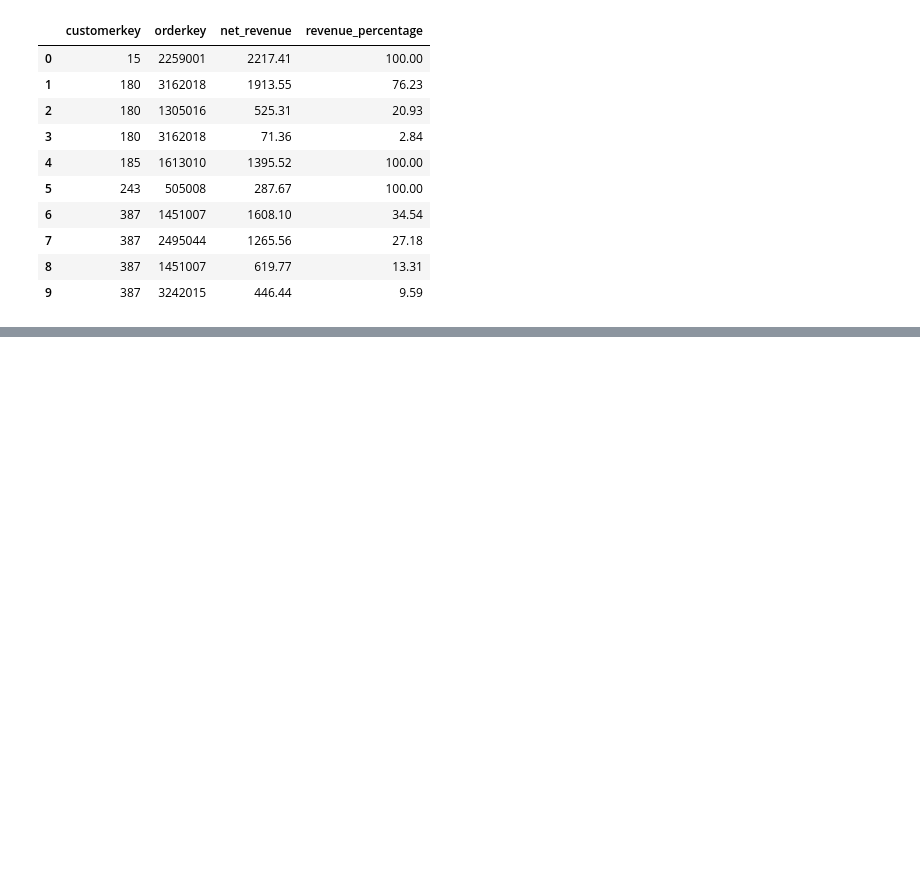
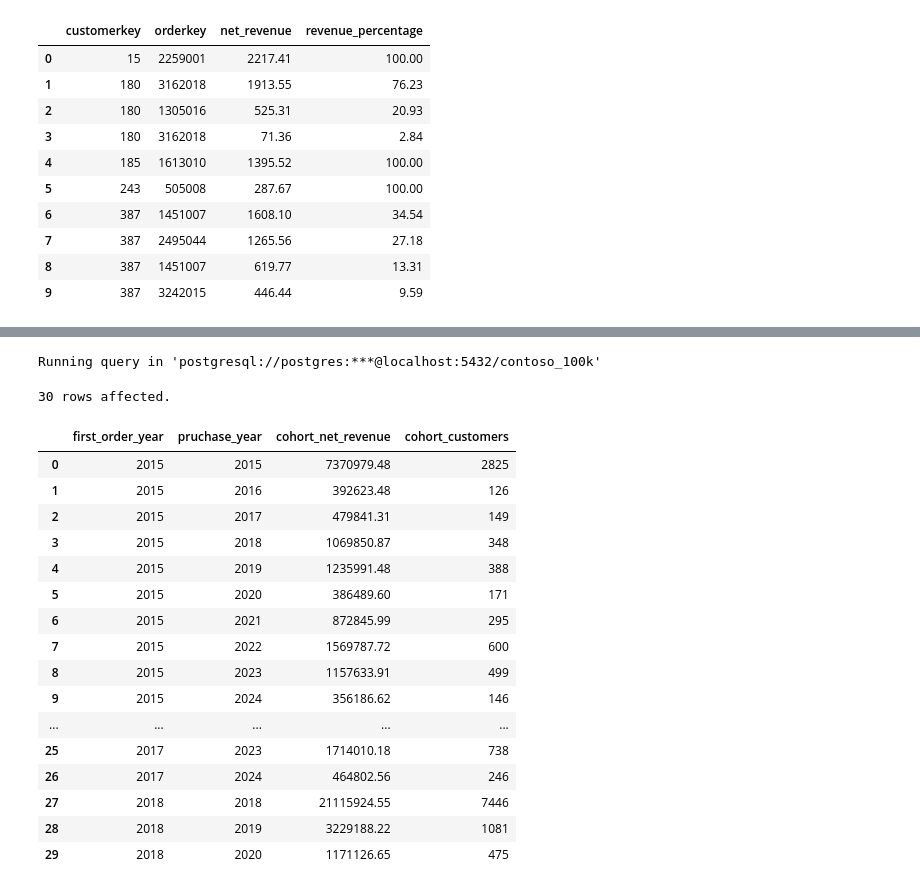
Before and after one commit to guyewen/PostgreSQL_Project, a Jupyter notebook: Google_Colab/Examples_with_Google_Colab.ipynb, the cells around one changed output, grey strips where cells are left out. Drawn from its saved outputs; the diff is of its cells as text; code cells hidden in the pictures; blank space fills up the shorter version.

```diff
--- a/Google_Colab/Examples_with_Google_Colab.ipynb
+++ b/Google_Colab/Examples_with_Google_Colab.ipynb
@@ -541,0 +572,42 @@ Running query in 'postgresql://postgres:***@localhost:5432/contoso_100k'
+# %%
+%%sql
+
+-- Cohort Year Impact on Yearly Net Revenue
+SELECT
+  first_order_year,
+  pruchase_year,
+  SUM(net_revenue) AS cohort_net_revenue,
+  COUNT(DISTINCT customerkey) AS cohort_customers
+FROM(
+  SELECT
+    customerkey,
+    orderdate,
+    EXTRACT(YEAR FROM orderdate) AS pruchase_year,
+    MIN(EXTRACT(YEAR FROM orderdate)) OVER (PARTITION BY customerkey) AS first_order_year,
+    (quantity * netprice * exchangerate) AS net_revenue
+  FROM sales
+  ORDER BY customerkey, orderdate
+) AS customer_order_years
+GROUP BY first_order_year, pruchase_year
+ORDER BY first_order_year, pruchase_year
+LIMIT 30
+# %% [output]
+Running query in 'postgresql://postgres:***@localhost:5432/contoso_100k'
+30 rows affected.
+|  | first_order_year | pruchase_year | cohort_net_revenue | cohort_customers |
+| 0 | 2015 | 2015 | 7370979.48 | 2825 |
+| 1 | 2015 | 2016 | 392623.48 | 126 |
+| 2 | 2015 | 2017 | 479841.31 | 149 |
+| 3 | 2015 | 2018 | 1069850.87 | 348 |
+| 4 | 2015 | 2019 | 1235991.48 | 388 |
+| 5 | 2015 | 2020 | 386489.60 | 171 |
+| 6 | 2015 | 2021 | 872845.99 | 295 |
+| 7 | 2015 | 2022 | 1569787.72 | 600 |
+| 8 | 2015 | 2023 | 1157633.91 | 499 |
+| 9 | 2015 | 2024 | 356186.62 | 146 |
+| ... | ... | ... | ... | ... |
+| 25 | 2017 | 2023 | 1714010.18 | 738 |
+| 26 | 2017 | 2024 | 464802.56 | 246 |
+| 27 | 2018 | 2018 | 21115924.55 | 7446 |
+| 28 | 2018 | 2019 | 3229188.22 | 1081 |
+| 29 | 2018 | 2020 | 1171126.65 | 475 |
```
Also changed, not shown: parts of 5 cells of this notebook.
